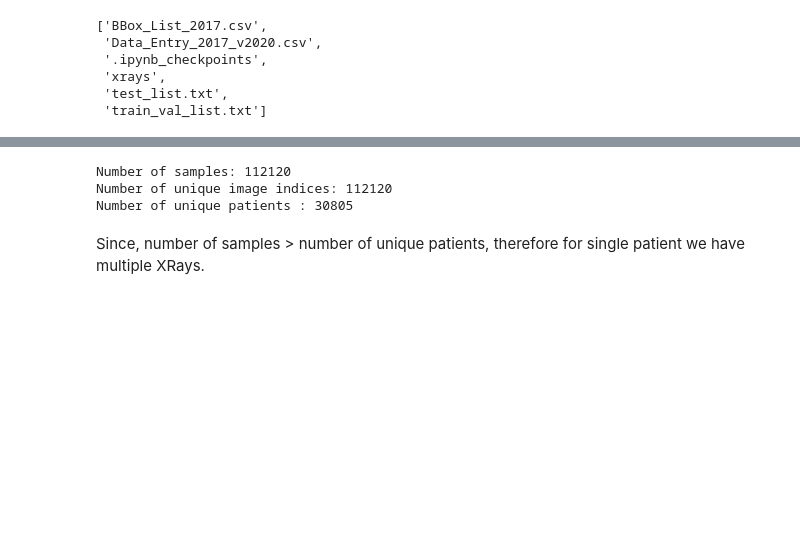
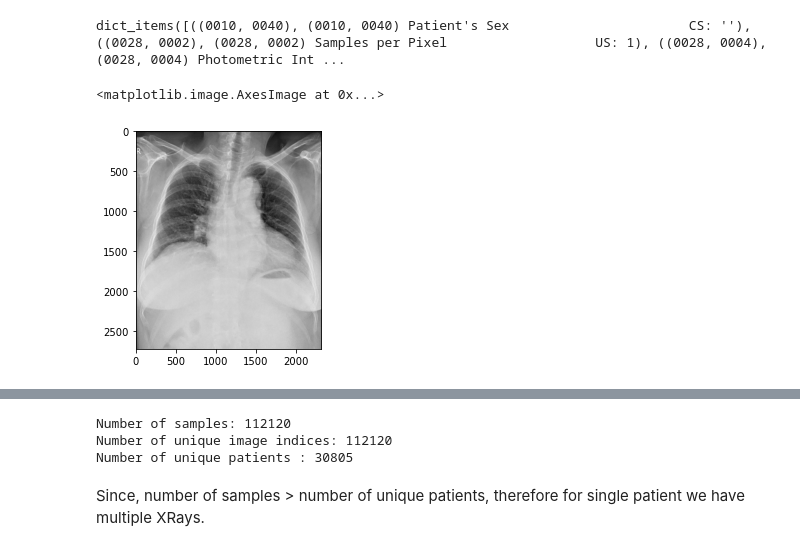
Before and after one commit to nitinkmittal/chest_xray_diagnosis, a Jupyter notebook: notebooks/20210522-VinBigData-XRay-images-EDA.ipynb, the cells around one changed output, grey strips where cells are left out. Saved outputs shown, nothing was run; the diff lists cells and outputs as text; code cells hidden in the pictures; blank space fills up the shorter version.

Commit message:
Update project structure

```diff
--- a/notebooks/20210511-xray-images-EDA.ipynb
+++ b/notebooks/20210522-VinBigData-XRay-images-EDA.ipynb
@@ -20,0 +20,5 @@ DATA_PATH = os.path.join(PROJECT_PATH, "data")
+# %%
+PROJECT_PATH = get_root_path()
+DATA_PATH = os.path.join("/scratch", "mittal.nit", "vinbigdata-chest-xray-abnormalities-detection")
+TRAIN_DATA_PATH = os.path.join(DATA_PATH, "train")
+TEST_DATA_PATH = os.path.join(DATA_PATH, "test")
@@ -20,0 +46,5 @@ DATA_PATH = os.path.join(PROJECT_PATH, "data")
+# %%
+train_files = os.listdir(TRAIN_DATA_PATH)
+test_files = os.listdir(TEST_DATA_PATH)
+# %%
+ds = dicom.dcmread(os.path.join(TRAIN_DATA_PATH, train_files[0]))
@@ -21,12 +71,14 @@ DATA_PATH = os.path.join(PROJECT_PATH, "data")
+# %%
+ds.items()
+# %% [output]
+dict_items([((0010, 0040), (0010, 0040) Patient's Sex                       CS: ''), ((0028, 0002), (0028, 0002) Samples per Pixel                   US: 1), ((0028, 0004), (0028, 0004) Photometric Int ...
+# %%
+plt.imshow(ds.pixel_array, cmap="gray")
+# %% [output]
+<matplotlib.image.AxesImage at 0x...>
+[figure, added]
 # %%
-os.listdir(DATA_PATH)
+os.listdir()
-# %% [output]
-['BBox_List_2017.csv',
- 'Data_Entry_2017_v2020.csv',
- '.ipynb_checkpoints',
- 'xrays',
- 'test_list.txt',
- 'train_val_list.txt']
 # %%
 metadata = pd.read_csv(os.path.join(DATA_PATH, "Data_Entry_2017_v2020.csv"))
 metadata.head()
```
Also changed, not shown: parts of 9 cells of this notebook, 5 other files.
